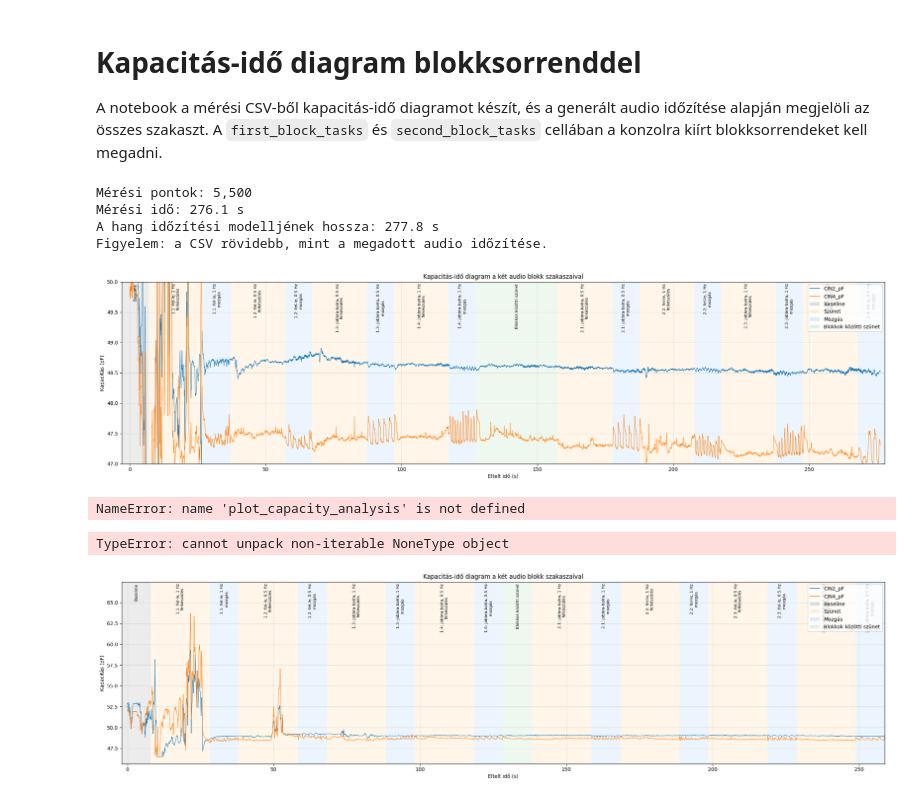
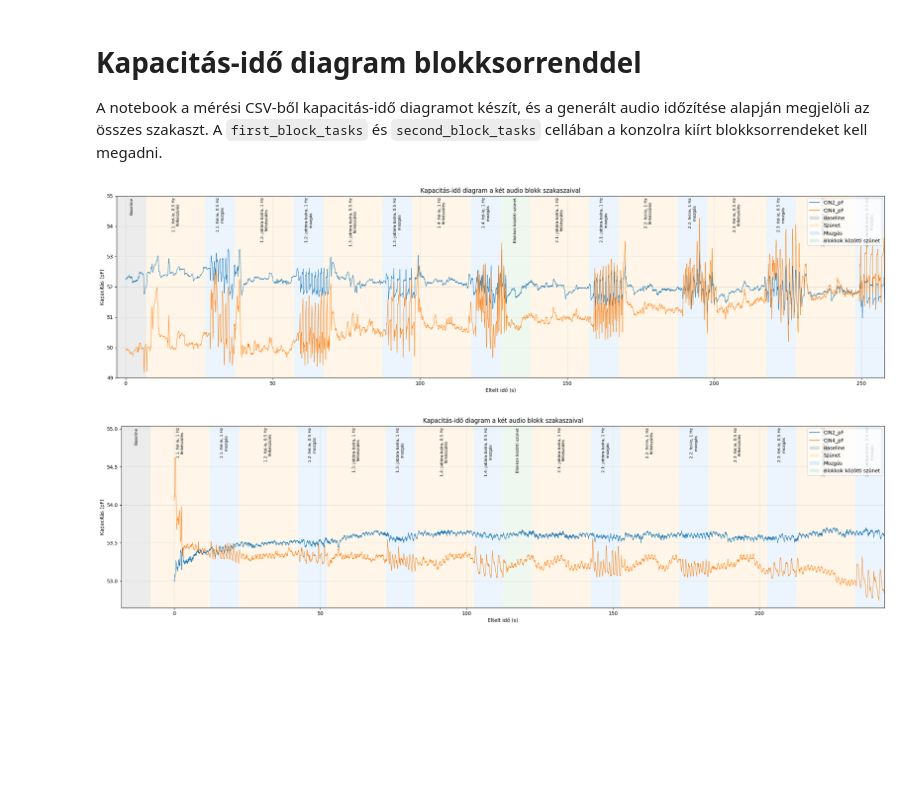
Before and after one commit to Qawes/CapMeter, a Jupyter notebook: data_analysis/functional_tests/blocked_capacity_analysis.ipynb, the cells around one changed output. Saved outputs shown, nothing was run; the diff lists cells and outputs as text; code cells hidden in the pictures; blank space fills up the shorter version.

Commit message:
old measurement deleted

```diff
--- a/data_analysis/functional_tests/blocked_capacity_analysis.ipynb
+++ b/data_analysis/functional_tests/blocked_capacity_analysis.ipynb
@@ -7,54 +7,34 @@ from pathlib import Path
 
 from blocked_capacity_analysis_functions import plot_capacity_analysis
 # %%
-fig, ax, sections_df = plot_capacity_analysis(
-    "fdc1004_data_Roli-func_test-v2.csv",
-    [("UD", 1.0, 10), ("UD", 0.5, 10), ("LR", 0.5, 10), ("LR", 1.0, 10)],
-    [("LR", 0.5, 10), ("UD", 1.0, 10), ("LR", 1.0, 10), ("UD", 0.5, 10)],
+# Szeli Katalin
+plot_capacity_analysis(
+    "measurements/fdc1004_data_Szeli_K.csv",
+    [('UD', 0.5, 10), ('LR', 1.0, 10), ('LR', 0.5, 10), ('UD', 1.0, 10)],
+    [('LR', 1.0, 10), ('UD', 1.0, 10), ('UD', 0.5, 10), ('LR', 0.5, 10)],
     baseline_seconds=10,
     rest_seconds=20,
-    block_break_seconds=30,
+    block_break_seconds=10,
     start_beep_seconds=0.1,
-    ylim=(47, 50),
+    ylim=(49, 55),
     offset_seconds=-3,
-    end_padding_seconds=10,
+    end_padding_seconds=0,
 )
 # %% [output]
-Mérési pontok: 5,500
-Mérési idő: 276.1 s
-A hang időzítési modelljének hossza: 277.8 s
-Figyelem: a CSV rövidebb, mint a megadott audio időzítése.
-[figure, old version]
+[figure, new version]
 # %%
-# Szeli Katalin
+# Reviczki Roland
 plot_capacity_analysis(
-    "fdc1004_data_Szeli_K.csv",
-    [('UD', 0.5, 10), ('LR', 1.0, 10), ('LR', 0.5, 10), ('UD', 1.0, 10)],
+    "measurements/fdc1004_data_Reviczki_R.csv",
+    [('UD', 1.0, 10), ('UD', 0.5, 10), ('LR', 1.0, 10), ('LR', 0.5, 10)],
     [('LR', 1.0, 10), ('UD', 1.0, 10), ('UD', 0.5, 10), ('LR', 0.5, 10)],
     baseline_seconds=10,
     rest_seconds=20,
     block_break_seconds=10,
     start_beep_seconds=0.1,
-    ylim=(49, 55),
-    offset_seconds=-3,
+    ylim=None,
+    offset_seconds=-18,
     end_padding_seconds=0,
 )
 # %% [output]
-NameError: name 'plot_capacity_analysis' is not defined
+[figure, added]
-# %%
-# Reviczki Roland
-fig, ax, sections_df = plot_capacity_analysis(
-    "measurements/fdc1004_data_Reviczki_R.csv",
-    [('UD', 1.0, 10), ('UD', 0.5, 10), ('LR', 1.0, 10), ('LR', 0.5, 10)],
-    [('LR', 1.0, 10), ('UD', 1.0, 10), ('UD', 0.5, 10), ('LR', 0.5, 10)],
-    baseline_seconds=10,
-    rest_seconds=20,
-    block_break_seconds=10,
-    start_beep_seconds=0.1,
-    ylim=None,
-    offset_seconds=-2,
-    end_padding_seconds=0,
-)
-# %% [output]
-TypeError: cannot unpack non-iterable NoneType object
-[figure, removed]
```
